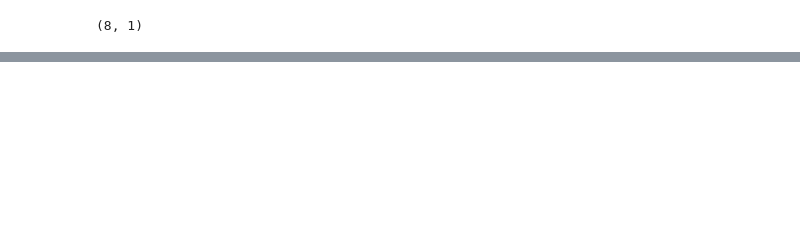
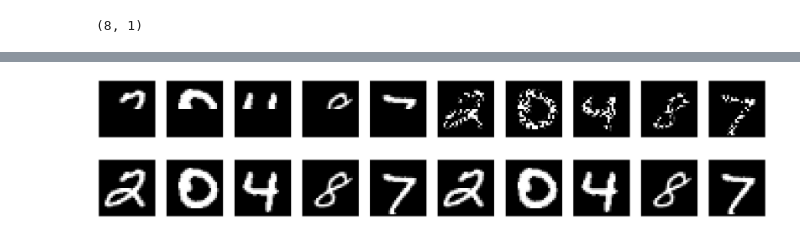
Before and after one commit to maxeonyx/msc, a Jupyter notebook: cgt-mnist/cgt-mnist.ipynb, the cells around one changed output, grey strips where cells are left out. Cells and saved outputs as stored; diff of their text form; code cells hidden in the pictures; blank space fills up the shorter version.

```diff
--- a/cgt-mnist/cgt-mnist.ipynb
+++ b/cgt-mnist/cgt-mnist.ipynb
@@ -184,6 +180,16 @@ dataset_test = (
     .batch(config['test_minibatch_size'], drop_remainder=True)
     .prefetch(tf.data.experimental.AUTOTUNE)
 )
+dataset_test_shuffled = (
+    dataset_test_original
+    .map(normalize_image)
+    .map(flatten)
+    .map(quantize)
+    .map(shuffle_and_add_indices)
+    .cache()
+    .batch(config['test_minibatch_size'], drop_remainder=True)
+    .prefetch(tf.data.experimental.AUTOTUNE)
+)
 # %%
 def np_showSeq(seq, size, max_images=3, cmap=None):
     """ Show one or more images encoded as sequence. (numpy version)
@@ -636,0 +736,49 @@ def train(n_epochs, steps_per_epoch, do_eval):
+# %%
+test_batch_colors, test_batch_idxs, batch_labels = next(iter(dataset_test))
+test_batch_colors, test_batch_idxs = test_batch_colors[0:5], test_batch_idxs[0:5]
+test_batch_shuffled_colors, test_batch_shuffled_idxs, batch_shuffled_labels = next(iter(dataset_test_shuffled))
+test_batch_shuffled_colors, test_batch_shuffled_idxs = test_batch_shuffled_colors[0:5], test_batch_shuffled_idxs[0:5]
+test_batch_colors = tf.concat([test_batch_colors, test_batch_shuffled_colors], axis=0)
+test_batch_idxs = tf.concat([test_batch_idxs, test_batch_shuffled_idxs], axis=0)
+process_batch(test_batch_colors, test_batch_idxs, show_output=False)
+
+n_epochs, steps_per_epoch = config['n_epochs'], config['steps_per_epoch']
+last_eval_loss = None
+loss_history = np.zeros([n_epochs*steps_per_epoch])
+
+dataset_iterator = iter(dataset_train)
+
+def train(n_epochs, steps_per_epoch, do_eval):
+    global last_eval_loss, loss_history
+    window_size = 200
+
+    with enlighten.get_manager() as manager:
+        status = manager.status_bar(f"Training model '{model_name}'", justify=enlighten.Justify.CENTER)
+        info = manager.status_bar('Loss: ??????, Learning Rate: ???????, Batch Size: ???*?????')
+        def update_infobar(loss, learning_rate, minibatch_size, batch_size):
+            info.update(f'Loss ({window_size} step avg.): {loss:.5f}, Learning Rate: {learning_rate:.6f}, Batch Size: {minibatch_size:>3}*{batch_size:<5}')
+        epochs = manager.counter(total=n_epochs, desc='Epochs', color='green', unit='epochs')
+        last_step = 0
+        for epoch in epochs(tf.range(n_epochs)):
+            steps = manager.counter(total=steps_per_epoch, desc=f'Epoch {epoch:<3}', color='blue', unit='steps')
+            for step in steps(tf.range(steps_per_epoch)):
+                step_index = epoch*steps_per_epoch + step
+
+                if config['batch_size_schedule'] is None:
+                    loss = train_step_normal(dataset_iterator)
+                    accum_steps = 1
+                else:
+                    accum_steps = bs_schedule(step_index)
+                    loss = train_step_grad_accum(dataset_iterator, accum_steps)
+                loss_history[step_index] = loss
+                running_mean = np.mean(loss_history[max(0, step_index-window_size) : step_index+1])
+                update_infobar(running_mean, optimizer._decayed_lr(tf.float32), config['minibatch_size'], accum_steps)
+                if do_eval:
+                    if last_eval_loss is None or (running_mean < 1 and running_mean <= last_eval_loss * 0.9 and step_index >= last_step + 30):
+                        last_eval_loss = running_mean
+                        last_step = step_index
+                        print(f"Step {step_index}, Loss ({window_size} step avg.): {last_eval_loss}")
+                        process_batch(test_batch_colors, test_batch_idxs, show_input=False, manager=manager)
+            if use_wandb:
+                wandb.log({'loss': running_mean, 'learning_rate': optimizer._decayed_lr(tf.float32)}, step=step_index)
+# %% [output]
@@ -637,3 +789,5 @@ def train(n_epochs, steps_per_epoch, do_eval):
+[figure, added]
+[figure, added]
 # %%
 train(n_epochs, steps_per_epoch, do_eval=True)
 # %% [output]
```
Also changed, not shown: parts of 17 cells of this notebook.
